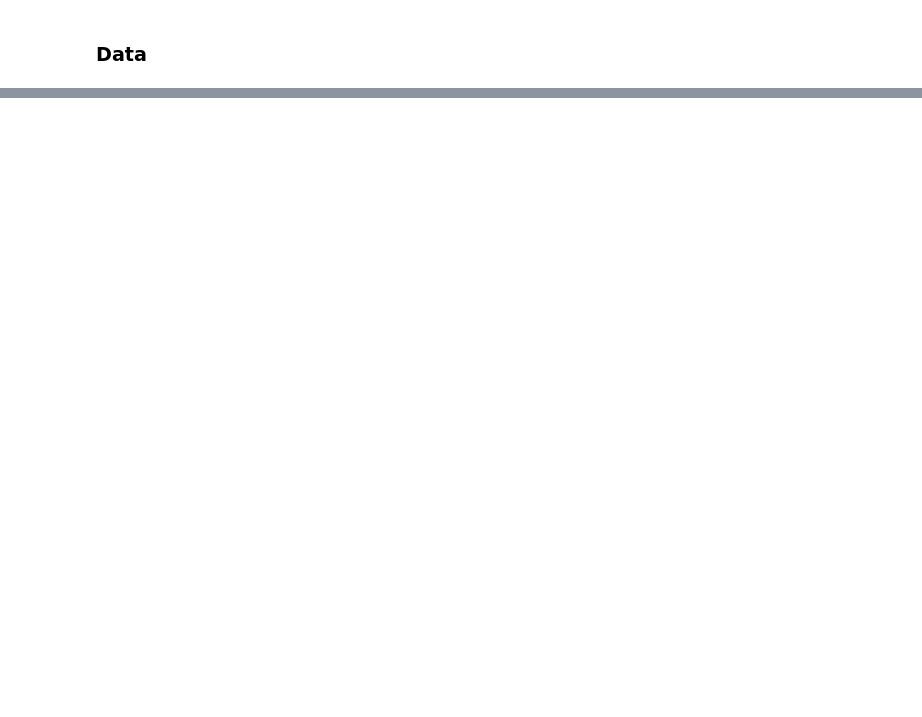
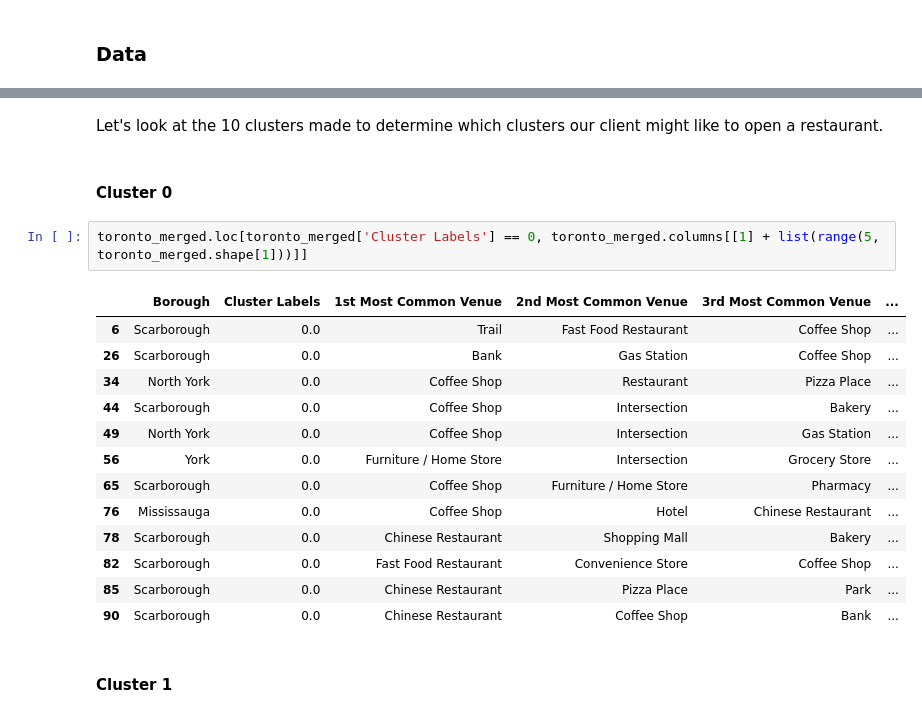
Before and after one commit to taziza245/Coursera_Capstone, a Jupyter notebook: Capstone Project.ipynb, the cells around one changed output, grey strips where cells are left out. Drawn from its saved outputs; the diff is of its cells as text; blank space fills up the shorter version.

```diff
--- a/Capstone Project.ipynb
+++ b/Capstone Project.ipynb
@@ -20,0 +423,22 @@ I will use all the data to find restaurants with a lot of reviews and high ratin
+# %% [markdown]
+Let's look at the 10 clusters made to determine which clusters our client might like to open a restaurant.
+# %% [markdown]
+#### Cluster 0
+# %%
+toronto_merged.loc[toronto_merged['Cluster Labels'] == 0, toronto_merged.columns[[1] + list(range(5, toronto_merged.shape[1]))]]
+# %% [output]
+|  | Borough | Cluster Labels | 1st Most Common Venue | 2nd Most Common Venue | 3rd Most Common Venue | ... |
+| 6 | Scarborough | 0.0 | Trail | Fast Food Restaurant | Coffee Shop | ... |
+| 26 | Scarborough | 0.0 | Bank | Gas Station | Coffee Shop | ... |
+| 34 | North York | 0.0 | Coffee Shop | Restaurant | Pizza Place | ... |
+| 44 | Scarborough | 0.0 | Coffee Shop | Intersection | Bakery | ... |
+| 49 | North York | 0.0 | Coffee Shop | Intersection | Gas Station | ... |
+| 56 | York | 0.0 | Furniture / Home Store | Intersection | Grocery Store | ... |
+| 65 | Scarborough | 0.0 | Coffee Shop | Furniture / Home Store | Pharmacy | ... |
+| 76 | Mississauga | 0.0 | Coffee Shop | Hotel | Chinese Restaurant | ... |
+| 78 | Scarborough | 0.0 | Chinese Restaurant | Shopping Mall | Bakery | ... |
+| 82 | Scarborough | 0.0 | Fast Food Restaurant | Convenience Store | Coffee Shop | ... |
+| 85 | Scarborough | 0.0 | Chinese Restaurant | Pizza Place | Park | ... |
+| 90 | Scarborough | 0.0 | Chinese Restaurant | Coffee Shop | Bank | ... |
+# %% [markdown]
+#### Cluster 1
```
Also changed, not shown: parts of 48 cells of this notebook.
